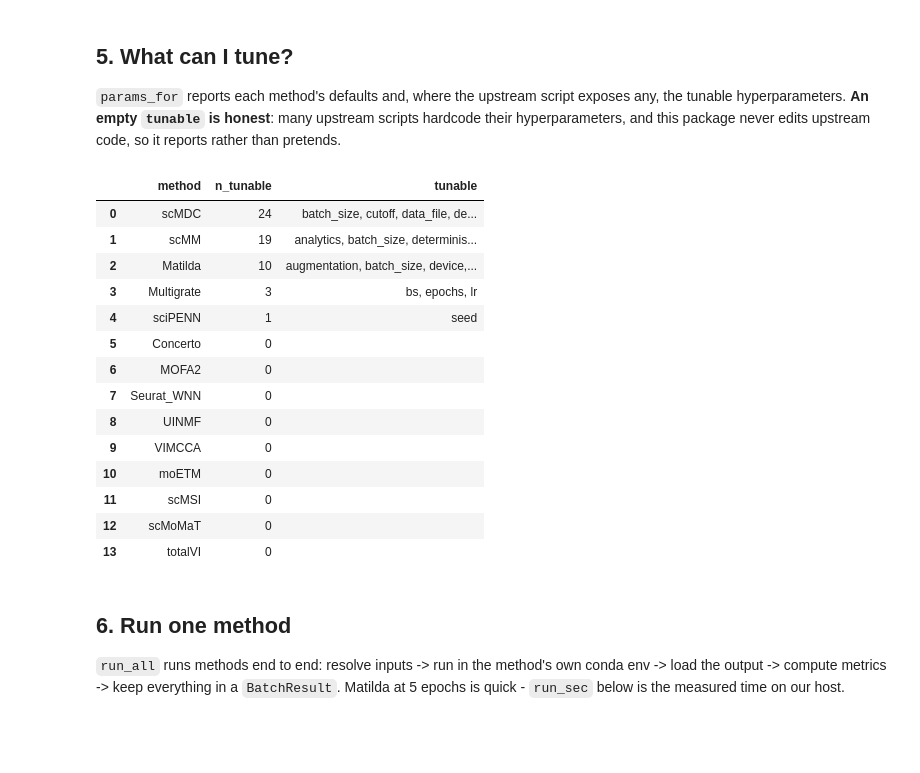
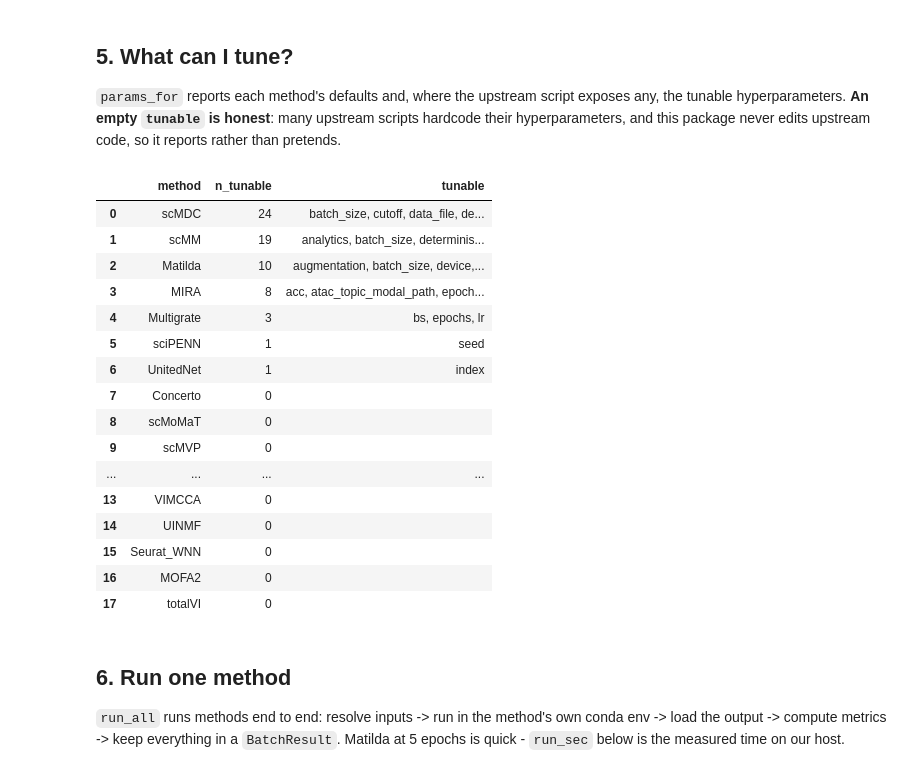
Before and after one commit to DSichang/scMultiBench, a Jupyter notebook: tutorials/vertical/vertical.ipynb, the cells around one changed output. Cells and saved outputs as stored; diff of their text form; code cells hidden in the pictures; blank space fills up the shorter version.

```diff
--- a/tutorials/vertical/vertical.ipynb
+++ b/tutorials/vertical/vertical.ipynb
@@ -282,32 +289,47 @@ exposes any, the tunable hyperparameters. **An empty `tunable` is honest**: many
 upstream scripts hardcode their hyperparameters, and this package never edits
 upstream code, so it reports rather than pretends.
 # %%
+# a registry question, so it needs no data on disk
+from multibench.engine import registry
+
 rows = []
-for m in avail[avail.runnable]["method"]:
+for m in sorted(mtb.list_methods(category=CATEGORY)):
+    p = None
     try:
         p = mtb.params_for(m, CATEGORY)
-    except Exception:                      # multi-variant: needs modalities
-        mods = avail[avail.method == m].iloc[0]["modalities"].split("+")
-        p = mtb.params_for(m, CATEGORY, mods)
+    except Exception:                      # multi-variant: try each variant's modalities
+        for v in registry.get(m).variants:
+            if v.when.get("category") != CATEGORY:
+                continue
+            try:
+                p = mtb.params_for(m, CATEGORY, v.when.get("modalities"))
+                break
+            except Exception:
+                continue
+    if p is None:                          # variant selection needs a concrete dataset
+        rows.append({"method": m, "n_tunable": 0, "tunable": "(see scan() on your dataset)"})
+        continue
     rows.append({"method": m, "n_tunable": len(p.get("tunable") or {}),
                  "tunable": ", ".join(sorted((p.get("tunable") or {}))[:6])})
 pd.DataFrame(rows).sort_values("n_tunable", ascending=False).reset_index(drop=True)
 # %% [output]
 |  | method | n_tunable | tunable |
 | 0 | scMDC | 24 | batch_size, cutoff, data_file, de... |
 | 1 | scMM | 19 | analytics, batch_size, determinis... |
 | 2 | Matilda | 10 | augmentation, batch_size, device,... |
-| 3 | Multigrate | 3 | bs, epochs, lr |
-| 4 | sciPENN | 1 | seed |
-| 5 | Concerto | 0 |  |
-| 6 | MOFA2 | 0 |  |
-| 7 | Seurat_WNN | 0 |  |
-| 8 | UINMF | 0 |  |
-| 9 | VIMCCA | 0 |  |
-| 10 | moETM | 0 |  |
-| 11 | scMSI | 0 |  |
-| 12 | scMoMaT | 0 |  |
-| 13 | totalVI | 0 |  |
+| 3 | MIRA | 8 | acc, atac_topic_modal_path, epoch... |
+| 4 | Multigrate | 3 | bs, epochs, lr |
+| 5 | sciPENN | 1 | seed |
+| 6 | UnitedNet | 1 | index |
+| 7 | Concerto | 0 |  |
+| 8 | scMoMaT | 0 |  |
+| 9 | scMVP | 0 |  |
+| ... | ... | ... | ... |
+| 13 | VIMCCA | 0 |  |
+| 14 | UINMF | 0 |  |
+| 15 | Seurat_WNN | 0 |  |
+| 16 | MOFA2 | 0 |  |
+| 17 | totalVI | 0 |  |
 # %% [markdown]
 ## 6. Run one method
 
```
Also changed, not shown: parts of 2 cells of this notebook, 8 other files.
